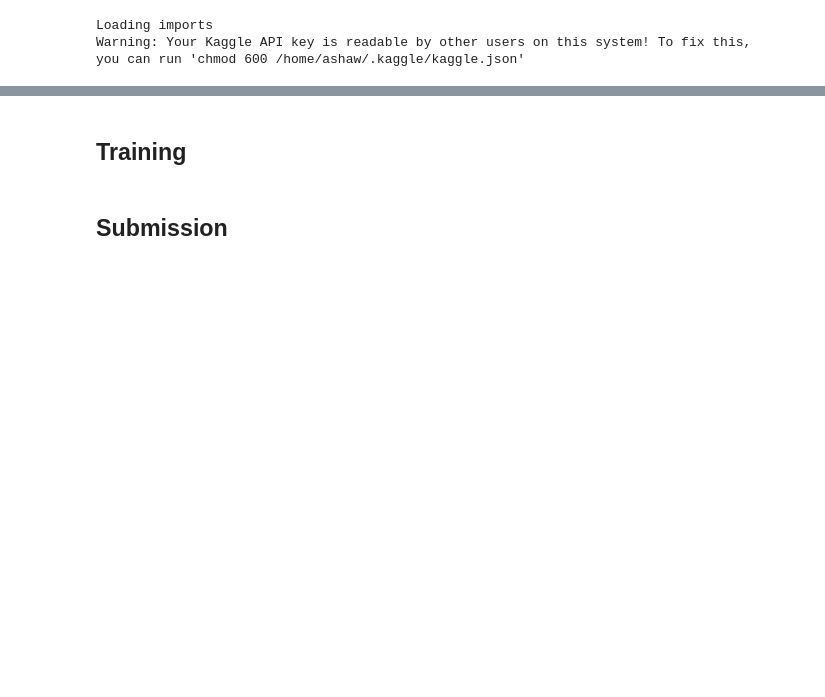
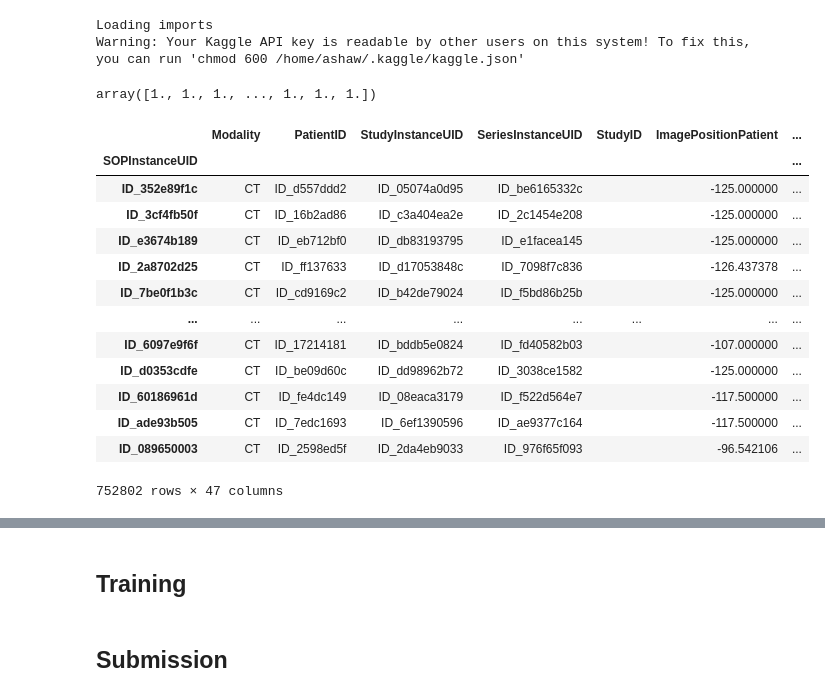
Before and after one commit to bearpelican/rsna_retro, a Jupyter notebook: 02_train.ipynb, the cells around one changed output, grey strips where cells are left out. Cells and saved outputs as stored; diff of their text form; code cells hidden in the pictures; blank space fills up the shorter version.

```diff
--- a/02_train.ipynb
+++ b/02_train.ipynb
@@ -27,6 +23,10 @@ std = [x/255.0 for x in [93.0132, 77.8876, 50.8730]]
 def get_wgts(df, splits):
     wgts = df['any'][splits[0]].values
     return wgts * (1/0.14 - 2) + 1
+# %%
+get_wgts(Meta.df_comb, Meta.splits)
+# %% [output]
+array([1., 1., 1., ..., 1., 1., 1.])
 # %%
 #export
 def get_data_gen(fns, bs, img_tfm, splits, sz=None, nw=8, mean=mean, std=std,
@@ -46,5 +46,22 @@ def get_data_gen(fns, bs, img_tfm, splits, sz=None, nw=8, mean=mean, std=std,
 # %%
 #export
 def filename(o): return os.path.splitext(os.path.basename(o))[0]
+# %%
+Meta.df_comb
+# %% [output]
+|  | Modality | PatientID | StudyInstanceUID | SeriesInstanceUID | StudyID | ImagePositionPatient | ... |
+| SOPInstanceUID |  |  |  |  |  |  | ... |
+| ID_352e89f1c | CT | ID_d557ddd2 | ID_05074a0d95 | ID_be6165332c |  | -125.000000 | ... |
+| ID_3cf4fb50f | CT | ID_16b2ad86 | ID_c3a404ea2e | ID_2c1454e208 |  | -125.000000 | ... |
+| ID_e3674b189 | CT | ID_eb712bf0 | ID_db83193795 | ID_e1facea145 |  | -125.000000 | ... |
+| ID_2a8702d25 | CT | ID_ff137633 | ID_d17053848c | ID_7098f7c836 |  | -126.437378 | ... |
+| ID_7be0f1b3c | CT | ID_cd9169c2 | ID_b42de79024 | ID_f5bd86b25b |  | -125.000000 | ... |
+| ... | ... | ... | ... | ... | ... | ... | ... |
+| ID_6097e9f6f | CT | ID_17214181 | ID_bddb5e0824 | ID_fd40582b03 |  | -107.000000 | ... |
+| ID_d0353cdfe | CT | ID_be09d60c | ID_dd98962b72 | ID_3038ce1582 |  | -125.000000 | ... |
+| ID_60186961d | CT | ID_fe4dc149 | ID_08eaca3179 | ID_f522d564e7 |  | -117.500000 | ... |
+| ID_ade93b505 | CT | ID_7edc1693 | ID_6ef1390596 | ID_ae9377c164 |  | -117.500000 | ... |
+| ID_089650003 | CT | ID_2598ed5f | ID_2da4eb9033 | ID_976f65f093 |  | -96.542106 | ... |
+752802 rows × 47 columns
 # %%
 #export
```
Also changed, not shown: parts of 13 cells of this notebook, 28 other files.
